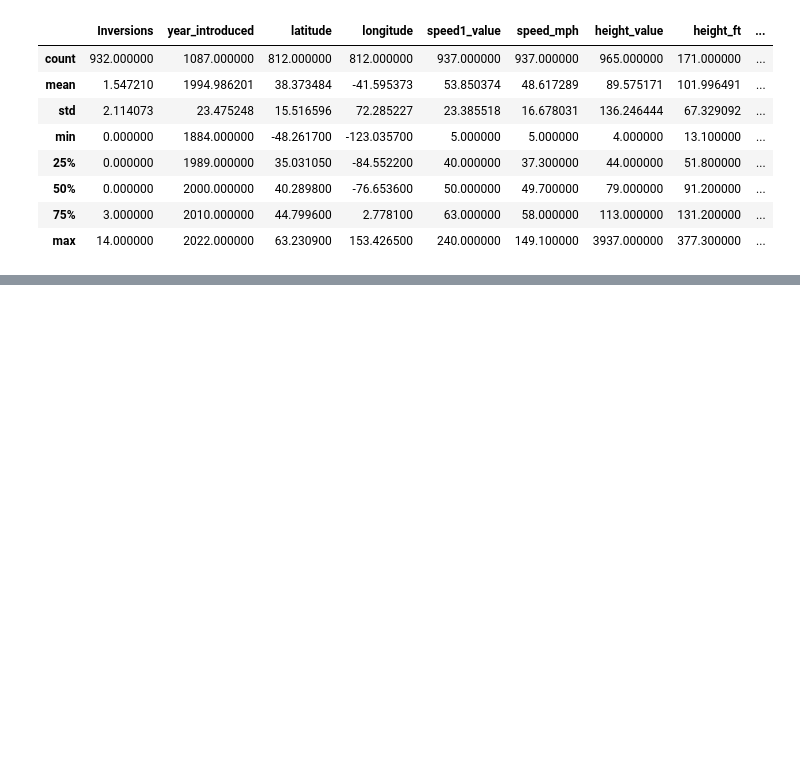
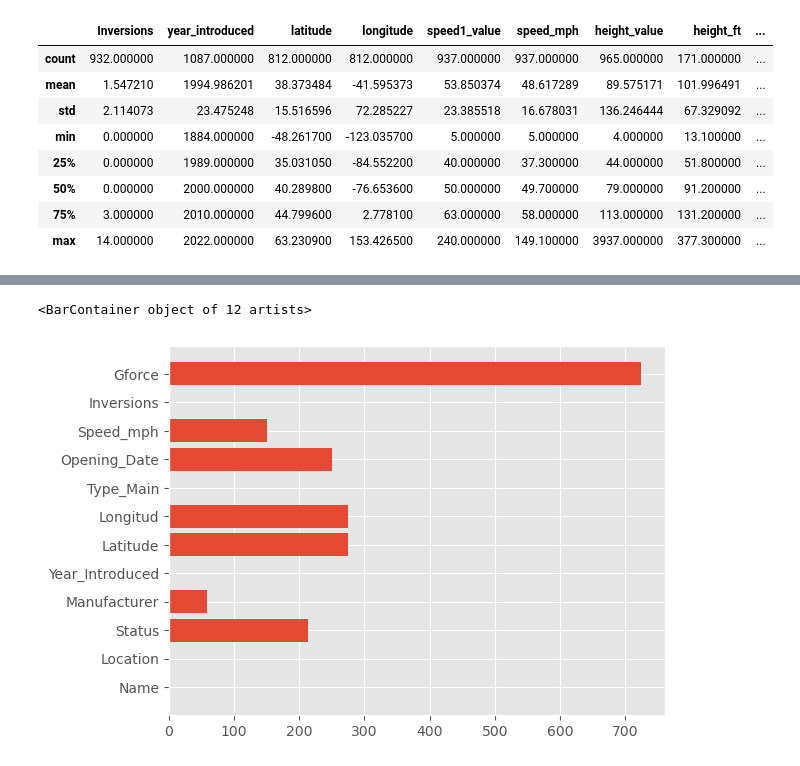
Before and after one commit to JonatanAlpirez/KaggleProjects, a Jupyter notebook: roller-coaster-database.ipynb, the cells around one changed output, grey strips where cells are left out. Cells and saved outputs as stored; diff of their text form; code cells hidden in the pictures; blank space fills up the shorter version.

Commit message:
Kaggle Notebook | Roller Coaster Database | Version 3

```diff
--- a/roller-coaster-database.ipynb
+++ b/roller-coaster-database.ipynb
@@ -112,0 +168,2 @@ df[['coaster_name',
+# %%
+df['opening_date_clean'] = pd.to_datetime(df['opening_date_clean'] ) #Asigna formato de fecha a columna.
@@ -112,0 +185,2 @@ df[['coaster_name',
+# %%
+df['year_introduced'] = pd.to_numeric(df['year_introduced']) #Asignar valor numerico a columna 'año'.
@@ -112,0 +211,10 @@ df[['coaster_name',
+# %%
+df = df.rename(columns = {'coaster_name' : 'Name',
+                    'year_introduced' : 'Year_Introduced',
+                    'Replaced by': 'Replaced_by',
+                    'latitude' : 'Latitude',
+                    'longitude' : 'Longitud',
+                    'opening_date_clean' : 'Opening_Date',
+                    'speed_mph' : 'Speed_mph',
+                    'Inversions_clean' : 'Inversions',
+                    'Gforce_clean' : 'Gforce'})
@@ -112,0 +248,5 @@ df[['coaster_name',
+# %%
+plt.barh(df.columns, df.isna().sum()) #Grafica de calores NaN por columna
+# %% [output]
+<BarContainer object of 12 artists>
+[figure, added]
```
Also changed, not shown: parts of 22 cells of this notebook.
